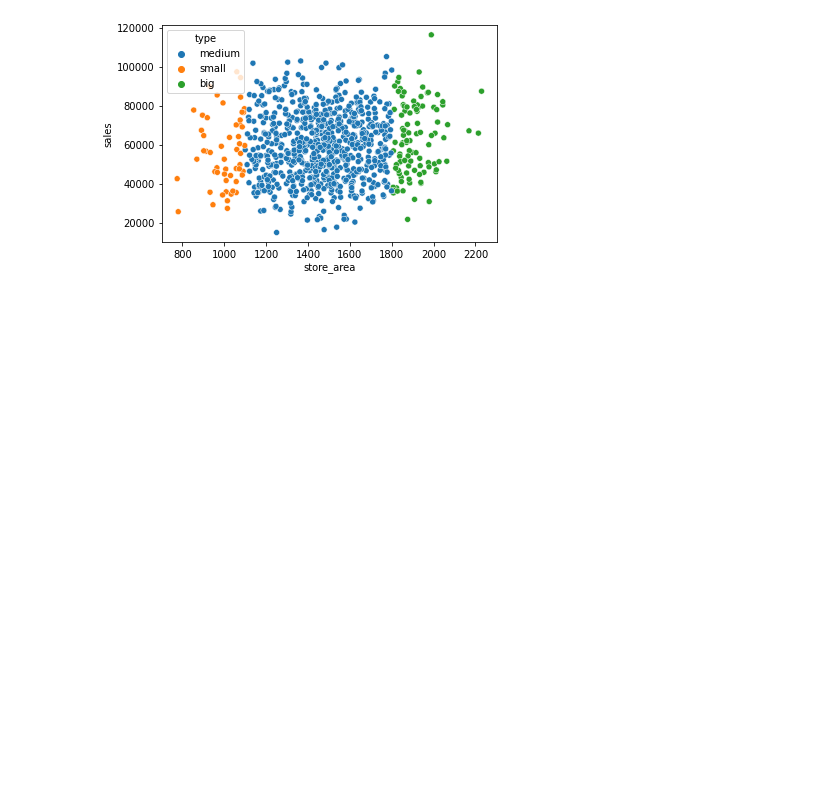
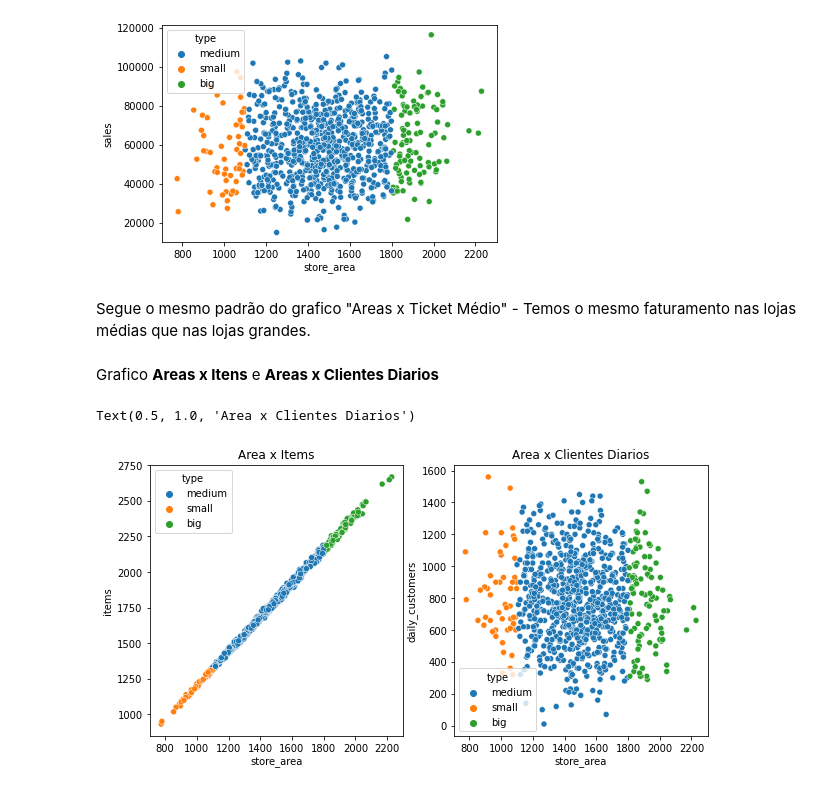
Before and after one commit to vinigm/Portfolio, a Jupyter notebook: 1_Supermarket.ipynb, the cells around one changed output. Saved outputs shown, nothing was run; the diff lists cells and outputs as text; code cells hidden in the pictures; blank space fills up the shorter version.

```diff
--- a/1_Supermarket.ipynb
+++ b/1_Supermarket.ipynb
@@ -171,3 +168,18 @@ sns.scatterplot(x=data['store_area'],
 # %% [output]
 <matplotlib.axes._subplots.AxesSubplot at 0x...>
 [figure]
+# %% [markdown]
+Segue o mesmo padrão do grafico "Areas x Ticket Médio" - Temos o mesmo faturamento nas lojas médias que nas lojas grandes.
+# %% [markdown]
+Grafico **Areas x Itens** e **Areas x Clientes Diarios**
+# %%
+fig, axes = plt.subplots(1, 2, figsize=(10, 5))
+
+sns.scatterplot(ax=axes[0], x=data['store_area'], y=data['items'], hue=data['type'])
+axes[0].set_title('Area x Items')
+
+sns.scatterplot(ax=axes[1], x=data['store_area'], y=data['daily_customers'], hue=data['type'])
+axes[1].set_title('Area x Clientes Diarios')
+# %% [output]
+Text(0.5, 1.0, 'Area x Clientes Diarios')
+[figure, added]
```
Also changed, not shown: parts of 9 cells of this notebook.
